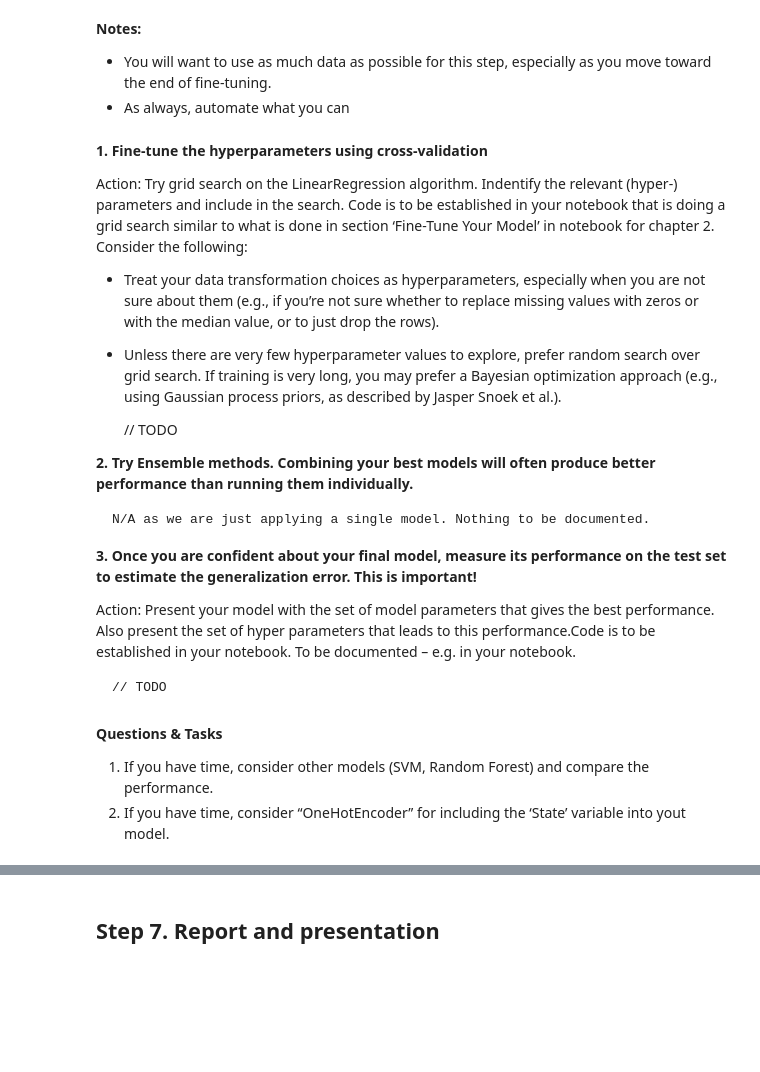
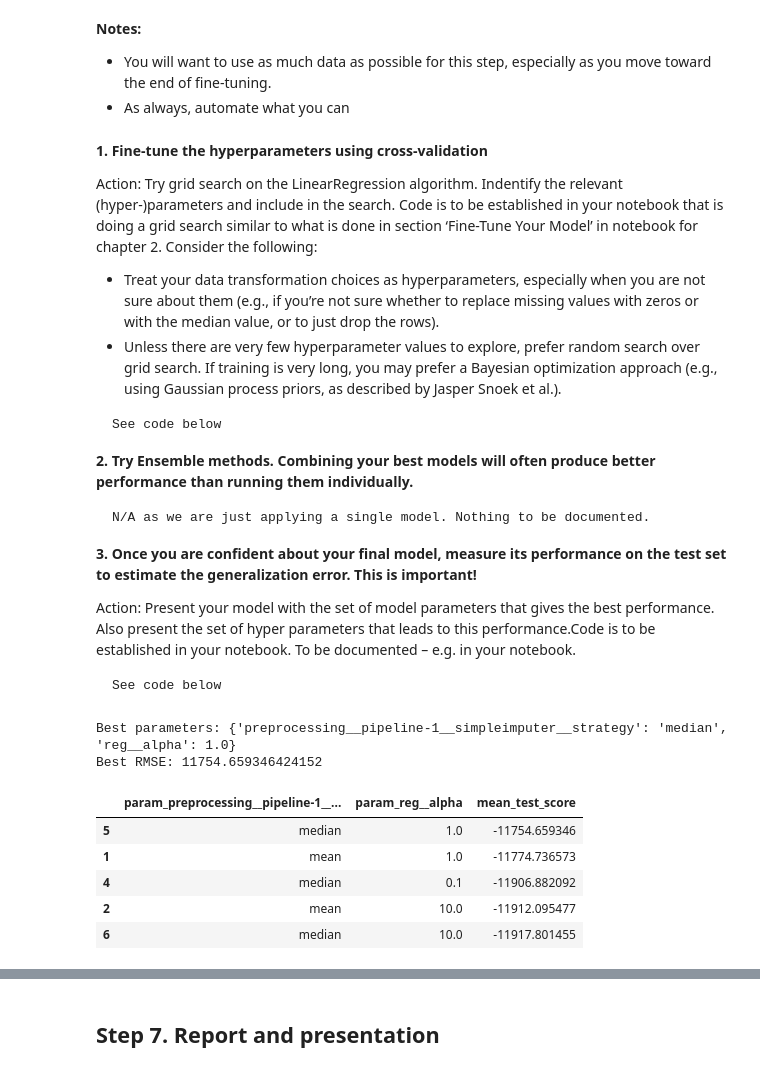
Before and after one commit to zealand-cs/50-startups, a Jupyter notebook: 50-startups.ipynb, the cells around one changed output, grey strips where cells are left out. Drawn from its saved outputs; the diff is of its cells as text; code cells hidden in the pictures; blank space fills up the shorter version.

Commit message:
Step 6 solved

```diff
--- a/50-startups.ipynb
+++ b/50-startups.ipynb
@@ -635,12 +644,11 @@ data_4 = data_4.drop(["State"], axis=1)
 # %% [markdown]
 **1. Fine-tune the hyperparameters using cross-validation**
 
-Action: Try grid search on the LinearRegression algorithm. Indentify the relevant (hyper-)
-parameters and include in the search. Code is to be established in your notebook that is doing a grid search similar to what is done in section ‘Fine-Tune Your Model’ in notebook for chapter 2. Consider the following:
-*  Treat your data transformation choices as hyperparameters, especially when you are not sure about them (e.g., if you’re not sure whether to replace missing values with zeros or with the median value, or to just drop the rows).
-*  Unless there are very few hyperparameter values to explore, prefer random search over grid search. If training is very long, you may prefer a Bayesian optimization approach (e.g., using Gaussian process priors, as described by Jasper Snoek et al.).
+  Action: Try grid search on the LinearRegression algorithm. Indentify the relevant (hyper-)parameters and include in the search. Code is to be established in your notebook that is doing a grid search similar to what is done in section ‘Fine-Tune Your Model’ in notebook for chapter 2. Consider the following:
+  *  Treat your data transformation choices as hyperparameters, especially when you are not sure about them (e.g., if you’re not sure whether to replace missing values with zeros or with the median value, or to just drop the rows).
+  *  Unless there are very few hyperparameter values to explore, prefer random search over grid search. If training is very long, you may prefer a Bayesian optimization approach (e.g., using Gaussian process priors, as described by Jasper Snoek et al.).
 
-    // TODO
+    See code below
 
 **2. Try Ensemble methods. Combining your best models will often produce better performance than running them individually.**
 
@@ -651,10 +659,43 @@ parameters and include in the search. Code is to be established in your notebook
 Action: Present your model with the set of model parameters that gives the best
 performance. Also present the set of hyper parameters that leads to this performance.Code is to be established in your notebook. To be documented – e.g. in your notebook.
 
-    // TODO
+    See code below
-# %% [markdown]
-**Questions & Tasks**
-1. If you have time, consider other models (SVM, Random Forest) and compare the
-performance.
-2. If you have time, consider “OneHotEncoder” for including the ‘State’ variable into yout
-model.
+# %%
+# Step 6.1
+from sklearn.model_selection import GridSearchCV
+from sklearn.linear_model import Ridge
+
+full_pipeline = Pipeline([
+    ("preprocessing", preprocessing),
+    ("reg", Ridge())
+])
+
+param_grid = [
+    {
+        'preprocessing__pipeline-1__simpleimputer__strategy': ['mean', 'median'],
+        'reg__alpha': [0.1, 1.0, 10.0, 100.0]
+    }
+]
+
+grid_search = GridSearchCV(full_pipeline, param_grid, cv=5,
+                           scoring='neg_root_mean_squared_error',
+                           return_train_score=True)
+
+grid_search.fit(data_4_features, data_4_labels)
+
+print("Best parameters:", grid_search.best_params_)
+print("Best RMSE:", -grid_search.best_score_)
+# %% [output]
+Best parameters: {'preprocessing__pipeline-1__simpleimputer__strategy': 'median', 'reg__alpha': 1.0}
+Best RMSE: 11754.659346424152
+# %%
+import pandas as pd
+cv_res = pd.DataFrame(grid_search.cv_results_)
+display(cv_res[['param_preprocessing__pipeline-1__simpleimputer__strategy', 'param_reg__alpha', 'mean_test_score']].sort_values(by='mean_test_score', ascending=False).head())
+# %% [output]
+|  | param_preprocessing__pipeline-1__... | param_reg__alpha | mean_test_score |
+| 5 | median | 1.0 | -11754.659346 |
+| 1 | mean | 1.0 | -11774.736573 |
+| 4 | median | 0.1 | -11906.882092 |
+| 2 | mean | 10.0 | -11912.095477 |
+| 6 | median | 10.0 | -11917.801455 |
```
Also changed, not shown: parts of 2 cells of this notebook.
